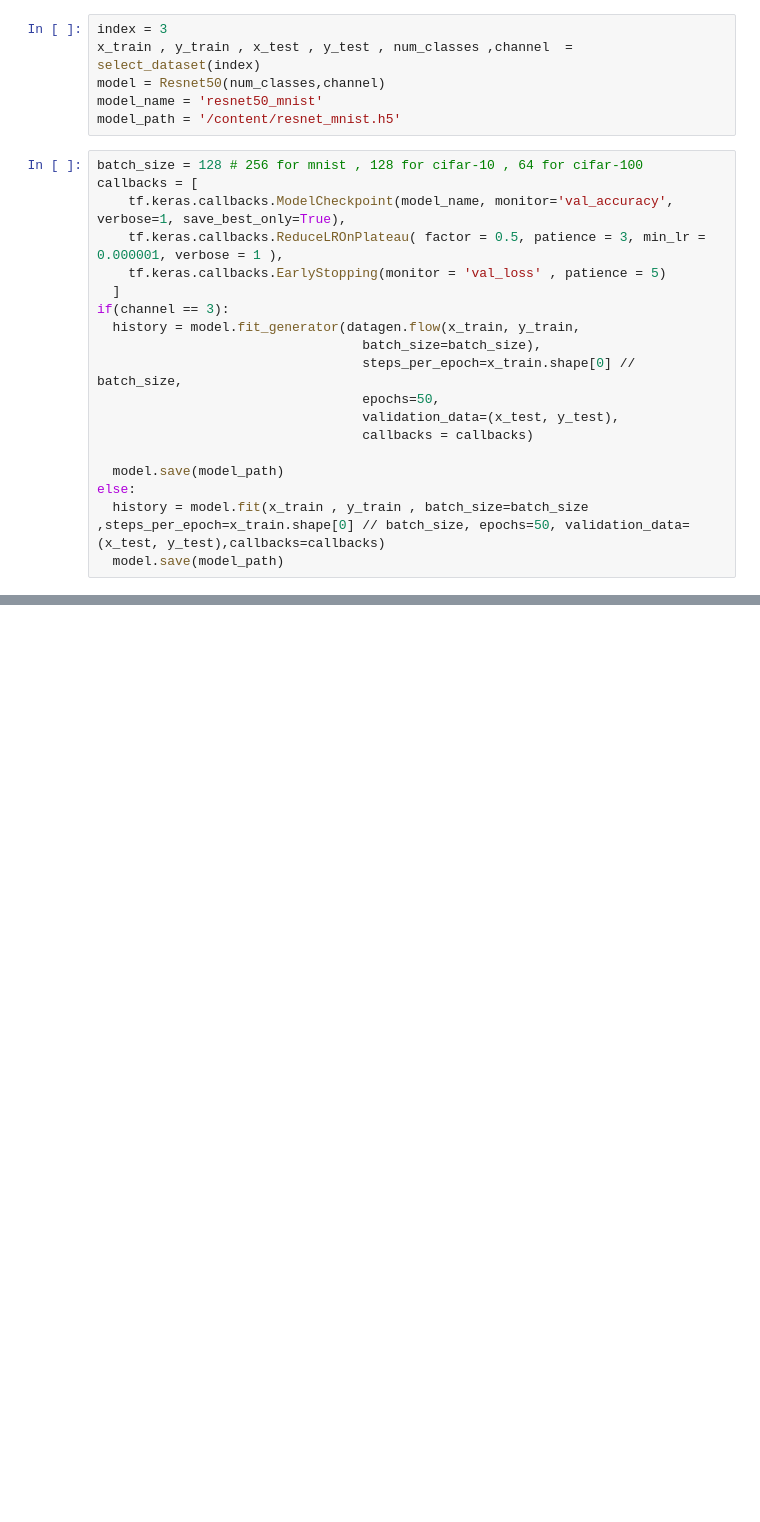
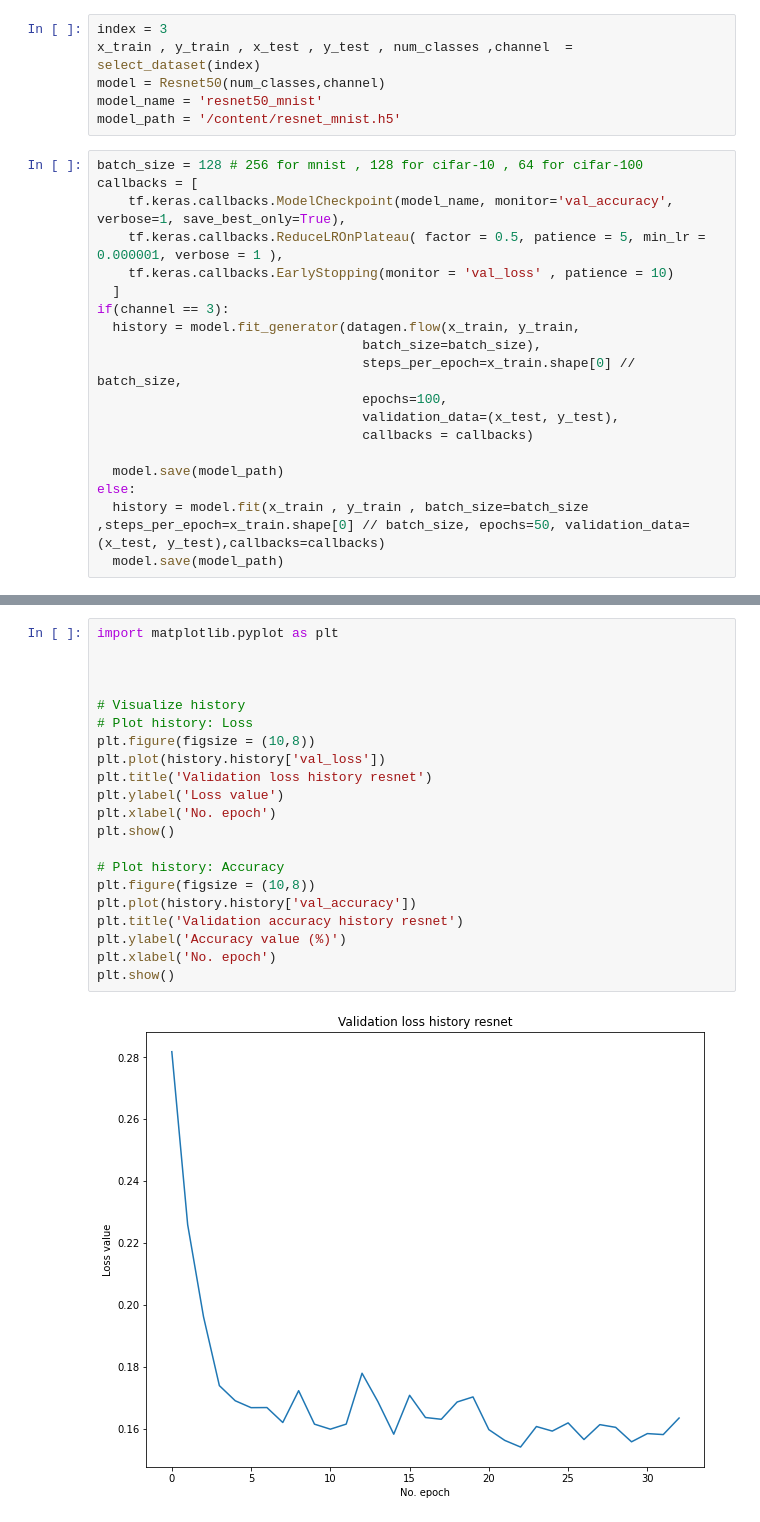
Before and after one commit to kirath2205/Final-Year-Project, a Jupyter notebook: Resnet50.ipynb, the cells around one changed output, grey strips where cells are left out. Drawn from its saved outputs; the diff is of its cells as text; blank space fills up the shorter version.

Commit message:
training models and adding plots

```diff
--- a/Resnet50.ipynb
+++ b/Resnet50.ipynb
@@ -128,14 +136,14 @@ model_path = '/content/resnet_mnist.h5'
 batch_size = 128 # 256 for mnist , 128 for cifar-10 , 64 for cifar-100
 callbacks = [
     tf.keras.callbacks.ModelCheckpoint(model_name, monitor='val_accuracy', verbose=1, save_best_only=True),
-    tf.keras.callbacks.ReduceLROnPlateau( factor = 0.5, patience = 3, min_lr = 0.000001, verbose = 1 ),
-    tf.keras.callbacks.EarlyStopping(monitor = 'val_loss' , patience = 5)
+    tf.keras.callbacks.ReduceLROnPlateau( factor = 0.5, patience = 5, min_lr = 0.000001, verbose = 1 ),
+    tf.keras.callbacks.EarlyStopping(monitor = 'val_loss' , patience = 10)
   ]
 if(channel == 3):
   history = model.fit_generator(datagen.flow(x_train, y_train,
                                   batch_size=batch_size),
                                   steps_per_epoch=x_train.shape[0] // batch_size,
-                                  epochs=50,
+                                  epochs=100,
                                   validation_data=(x_test, y_test),
                                   callbacks = callbacks)
 
@@ -182,0 +172,23 @@ Epoch 10/50
+# %%
+import matplotlib.pyplot as plt
+
+
+
+# Visualize history
+# Plot history: Loss
+plt.figure(figsize = (10,8))
+plt.plot(history.history['val_loss'])
+plt.title('Validation loss history resnet')
+plt.ylabel('Loss value')
+plt.xlabel('No. epoch')
+plt.show()
+
+# Plot history: Accuracy
+plt.figure(figsize = (10,8))
+plt.plot(history.history['val_accuracy'])
+plt.title('Validation accuracy history resnet')
+plt.ylabel('Accuracy value (%)')
+plt.xlabel('No. epoch')
+plt.show()
+# %% [output]
+[figure, added]
```
Also changed, not shown: parts of 5 cells of this notebook.
